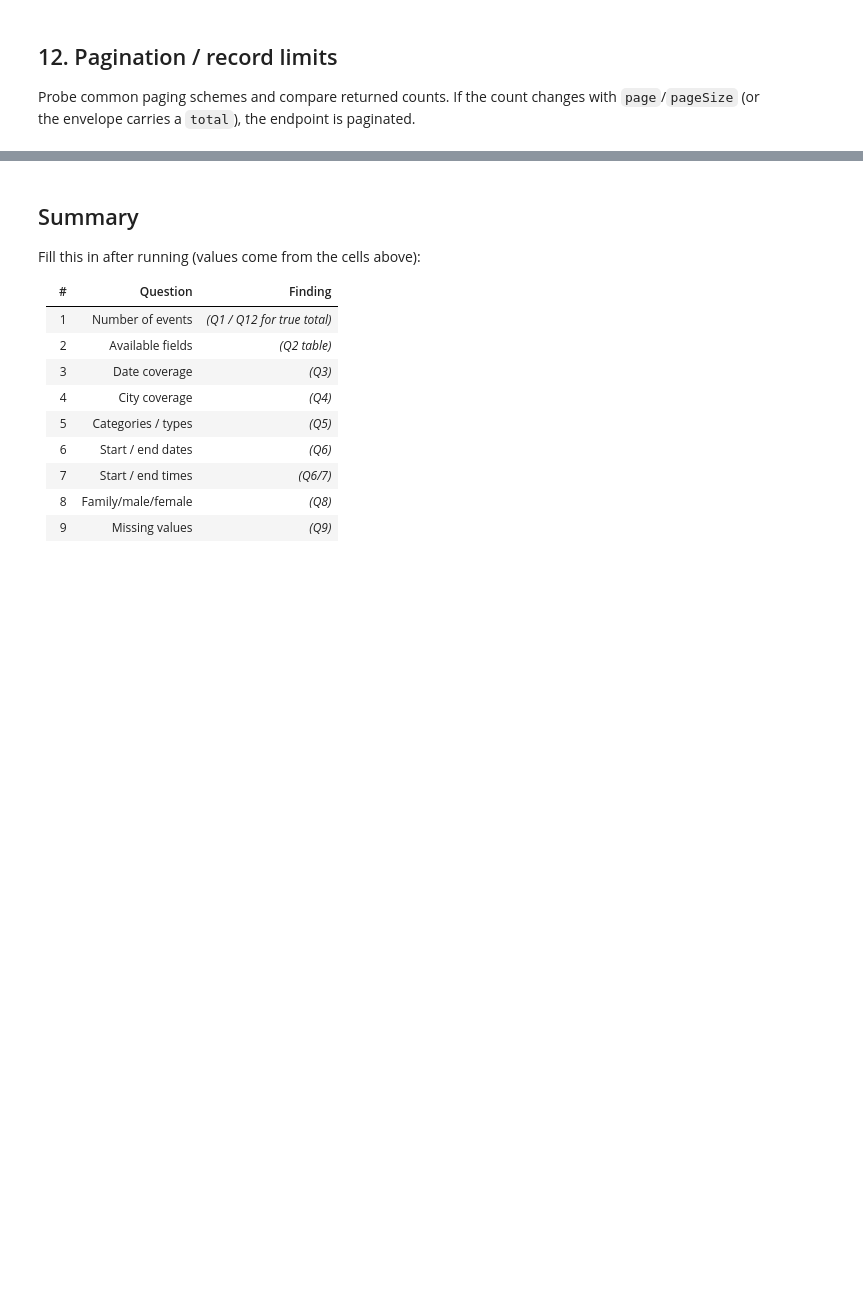
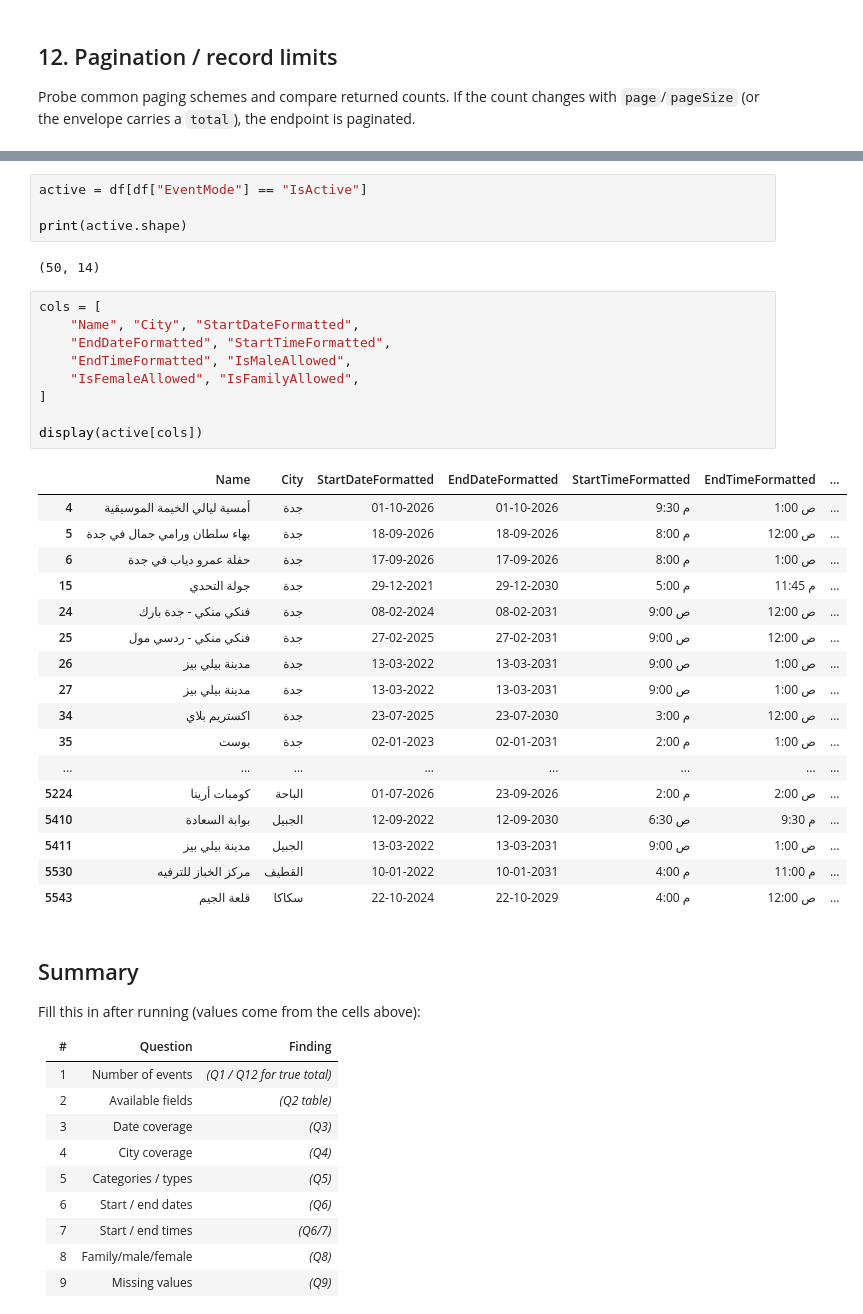
Before and after one commit to bedooralmareni/saudi-Digital-Concierge, a Jupyter notebook: notebooks/05_data_exploration_events_enjoy_sa.ipynb, the cells around one changed output, grey strips where cells are left out. Drawn from its saved outputs; the diff is of its cells as text; blank space fills up the shorter version.

```diff
--- a/notebooks/05_data_exploration_events_enjoy_sa.ipynb
+++ b/notebooks/05_data_exploration_events_enjoy_sa.ipynb
@@ -299,3 +497,36 @@ print("- If every request returns the same count -> no pagination (single full p
+# %%
+active = df[df["EventMode"] == "IsActive"]
+
+print(active.shape)
+# %% [output]
+(50, 14)
+# %%
+cols = [
+    "Name", "City", "StartDateFormatted",
+    "EndDateFormatted", "StartTimeFormatted",
+    "EndTimeFormatted", "IsMaleAllowed",
+    "IsFemaleAllowed", "IsFamilyAllowed",
+]
+
+display(active[cols])
+# %% [output]
+|  | Name | City | StartDateFormatted | EndDateFormatted | StartTimeFormatted | EndTimeFormatted | ... |
+| 4 | أمسية ليالي الخيمة الموسيقية | جدة | 01-10-2026 | 01-10-2026 | 9:30 م | 1:00 ص | ... |
+| 5 | بهاء سلطان ورامي جمال في جدة | جدة | 18-09-2026 | 18-09-2026 | 8:00 م | 12:00 ص | ... |
+| 6 | حفلة عمرو دياب في جدة | جدة | 17-09-2026 | 17-09-2026 | 8:00 م | 1:00 ص | ... |
+| 15 | جولة التحدي | جدة | 29-12-2021 | 29-12-2030 | 5:00 م | 11:45 م | ... |
+| 24 | فنكي منكي - جدة بارك | جدة | 08-02-2024 | 08-02-2031 | 9:00 ص | 12:00 ص | ... |
+| 25 | فنكي منكي - ردسي مول | جدة | 27-02-2025 | 27-02-2031 | 9:00 ص | 12:00 ص | ... |
+| 26 | مدينة بيلي بيز | جدة | 13-03-2022 | 13-03-2031 | 9:00 ص | 1:00 ص | ... |
+| 27 | مدينة بيلي بيز | جدة | 13-03-2022 | 13-03-2031 | 9:00 ص | 1:00 ص | ... |
+| 34 | اكستريم بلاي | جدة | 23-07-2025 | 23-07-2030 | 3:00 م | 12:00 ص | ... |
+| 35 | بوست | جدة | 02-01-2023 | 02-01-2031 | 2:00 م | 1:00 ص | ... |
+| ... | ... | ... | ... | ... | ... | ... | ... |
+| 5224 | كومبات أرينا | الباحة | 01-07-2026 | 23-09-2026 | 2:00 م | 2:00 ص | ... |
+| 5410 | بوابة السعادة | الجبيل | 12-09-2022 | 12-09-2030 | 6:30 ص | 9:30 م | ... |
+| 5411 | مدينة بيلي بيز | الجبيل | 13-03-2022 | 13-03-2031 | 9:00 ص | 1:00 ص | ... |
+| 5530 | مركز الخباز للترفيه | القطيف | 10-01-2022 | 10-01-2031 | 4:00 م | 11:00 م | ... |
+| 5543 | قلعة الجيم | سكاكا | 22-10-2024 | 22-10-2029 | 4:00 م | 12:00 ص | ... |
 # %% [markdown]
 ## Summary
 
```
Also changed, not shown: parts of 19 cells of this notebook.
